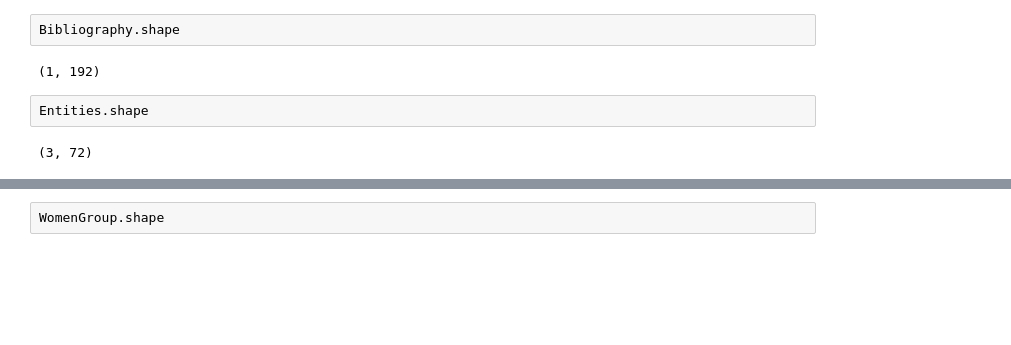
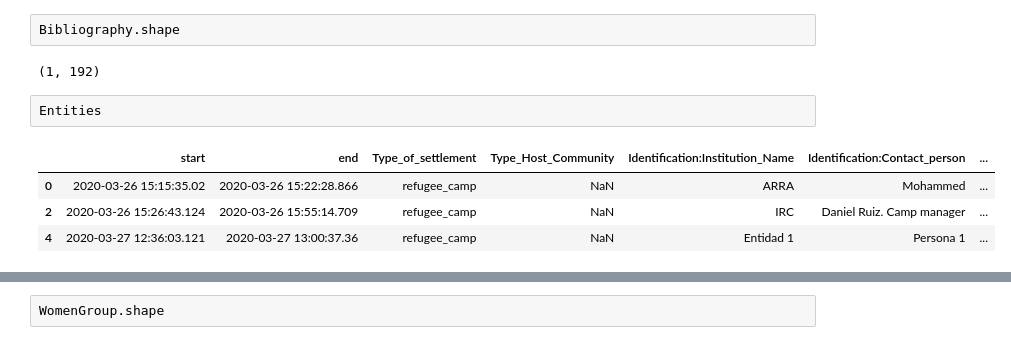
Before and after one commit to guillermosanchezg/NAUTIA, a Jupyter notebook: DesarrolloPy/NotebookTransform.ipynb, the cells around one changed output, grey strips where cells are left out. Saved outputs shown, nothing was run; the diff lists cells and outputs as text; blank space fills up the shorter version.

```diff
--- a/DesarrolloPy/NotebookTransform.ipynb
+++ b/DesarrolloPy/NotebookTransform.ipynb
@@ -317,7 +330,10 @@ Bibliography.shape
 # %% [output]
 (1, 192)
 # %%
-Entities.shape
+Entities
 # %% [output]
-(3, 72)
+|  | start | end | Type_of_settlement | Type_Host_Community | Identification:Institution_Name | Identification:Contact_person | ... |
+| 0 | 2020-03-26 15:15:35.02 | 2020-03-26 15:22:28.866 | refugee_camp | NaN | ARRA | Mohammed | ... |
+| 2 | 2020-03-26 15:26:43.124 | 2020-03-26 15:55:14.709 | refugee_camp | NaN | IRC | Daniel Ruiz. Camp manager | ... |
+| 4 | 2020-03-27 12:36:03.121 | 2020-03-27 13:00:37.36 | refugee_camp | NaN | Entidad 1 | Persona 1 | ... |
 # %%
```
Also changed, not shown: parts of 11 cells of this notebook, 50 other files.
